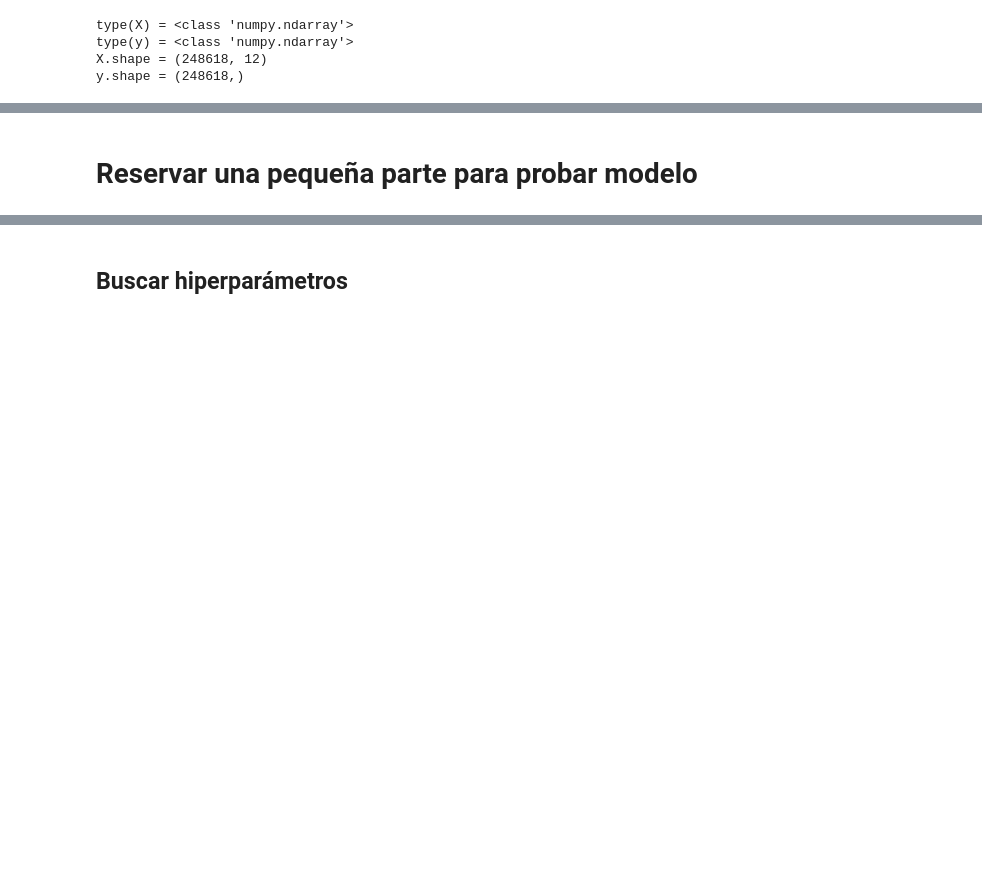
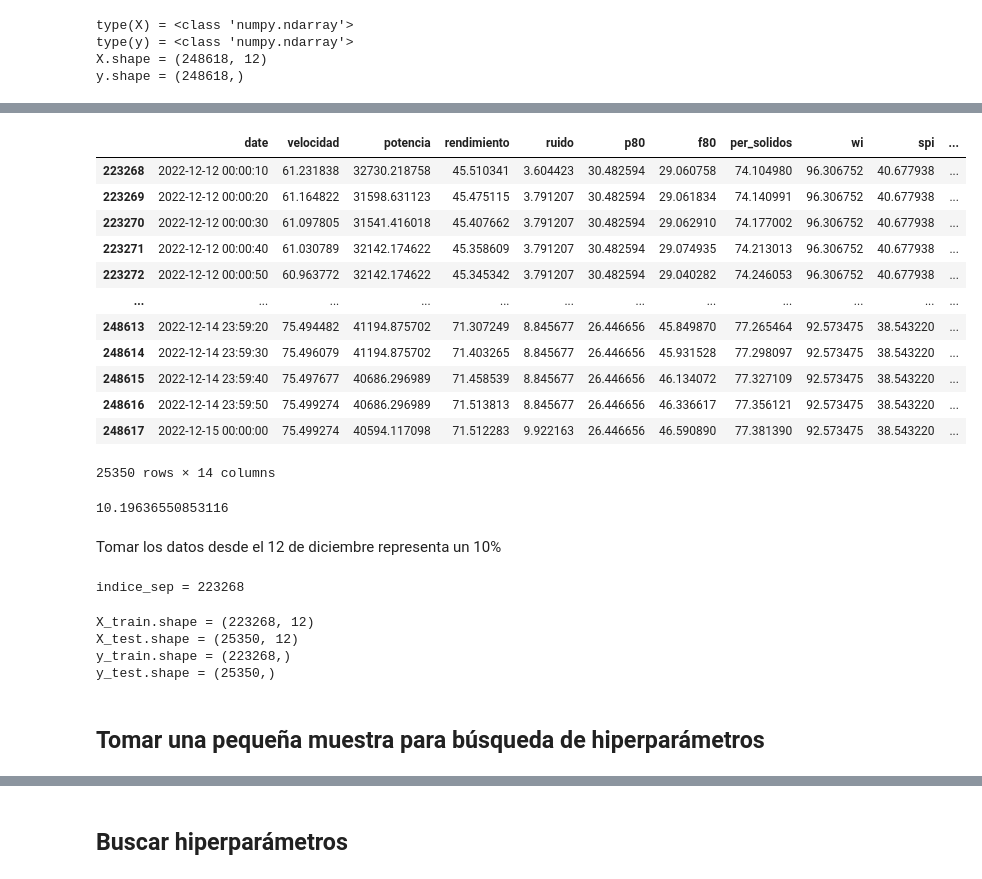
Before and after one commit to guillermovc/MLOps-grinding, a Jupyter notebook: notebooks/MODEL_SVM.ipynb, the cells around one changed output, grey strips where cells are left out. Drawn from its saved outputs; the diff is of its cells as text; code cells hidden in the pictures; blank space fills up the shorter version.

Commit message:
libreta svr y pruebas mlflow

```diff
--- a/notebooks/MODEL_SVM.ipynb
+++ b/notebooks/MODEL_SVM.ipynb
@@ -106,3 +127,52 @@ y.shape = (248618,)
+# %%
+# Tomar como prueba los datos desde el 12 de diciembre
+date = "2022-12-12"
+
+# Trackear desde que fecha tomaremos para testear
+mlflow.log_param("test_start", date)
+
+df[df["date"] > date]
+# %% [output]
+|  | date | velocidad | potencia | rendimiento | ruido | p80 | f80 | per_solidos | wi | spi | ... |
+| 223268 | 2022-12-12 00:00:10 | 61.231838 | 32730.218758 | 45.510341 | 3.604423 | 30.482594 | 29.060758 | 74.104980 | 96.306752 | 40.677938 | ... |
+| 223269 | 2022-12-12 00:00:20 | 61.164822 | 31598.631123 | 45.475115 | 3.791207 | 30.482594 | 29.061834 | 74.140991 | 96.306752 | 40.677938 | ... |
+| 223270 | 2022-12-12 00:00:30 | 61.097805 | 31541.416018 | 45.407662 | 3.791207 | 30.482594 | 29.062910 | 74.177002 | 96.306752 | 40.677938 | ... |
+| 223271 | 2022-12-12 00:00:40 | 61.030789 | 32142.174622 | 45.358609 | 3.791207 | 30.482594 | 29.074935 | 74.213013 | 96.306752 | 40.677938 | ... |
+| 223272 | 2022-12-12 00:00:50 | 60.963772 | 32142.174622 | 45.345342 | 3.791207 | 30.482594 | 29.040282 | 74.246053 | 96.306752 | 40.677938 | ... |
+| ... | ... | ... | ... | ... | ... | ... | ... | ... | ... | ... | ... |
+| 248613 | 2022-12-14 23:59:20 | 75.494482 | 41194.875702 | 71.307249 | 8.845677 | 26.446656 | 45.849870 | 77.265464 | 92.573475 | 38.543220 | ... |
+| 248614 | 2022-12-14 23:59:30 | 75.496079 | 41194.875702 | 71.403265 | 8.845677 | 26.446656 | 45.931528 | 77.298097 | 92.573475 | 38.543220 | ... |
+| 248615 | 2022-12-14 23:59:40 | 75.497677 | 40686.296989 | 71.458539 | 8.845677 | 26.446656 | 46.134072 | 77.327109 | 92.573475 | 38.543220 | ... |
+| 248616 | 2022-12-14 23:59:50 | 75.499274 | 40686.296989 | 71.513813 | 8.845677 | 26.446656 | 46.336617 | 77.356121 | 92.573475 | 38.543220 | ... |
+| 248617 | 2022-12-15 00:00:00 | 75.499274 | 40594.117098 | 71.512283 | 9.922163 | 26.446656 | 46.590890 | 77.381390 | 92.573475 | 38.543220 | ... |
+25350 rows × 14 columns
+# %%
+df[df["date"] > date].shape[0]*100/df.shape[0]
+# %% [output]
+10.19636550853116
+# %% [markdown]
+Tomar los datos desde el 12 de diciembre representa un 10%
+# %%
+indice_sep = df[df["date"] > date].index[0]
+print(f"{indice_sep = }")
+# %% [output]
+indice_sep = 223268
+# %%
+X_train = X[:indice_sep]
+y_train = y[:indice_sep]
+
+X_test = X[indice_sep:]
+y_test = y[indice_sep:]
+
+print(f"{X_train.shape = }")
+print(f"{X_test.shape = }")
+print(f"{y_train.shape = }")
+print(f"{y_test.shape = }")
+# %% [output]
+X_train.shape = (223268, 12)
+X_test.shape = (25350, 12)
+y_train.shape = (223268,)
+y_test.shape = (25350,)
 # %% [markdown]
-# Reservar una pequeña parte para probar modelo
+## Tomar una pequeña muestra para búsqueda de hiperparámetros
 # %%
```
Also changed, not shown: parts of 23 cells of this notebook.
